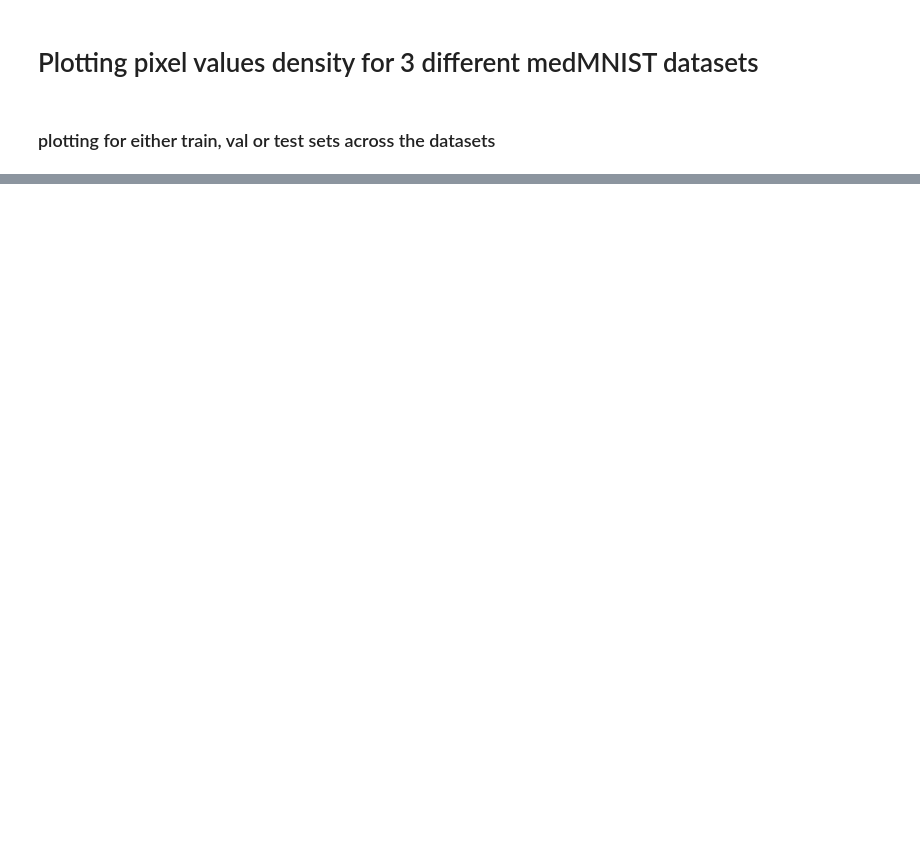
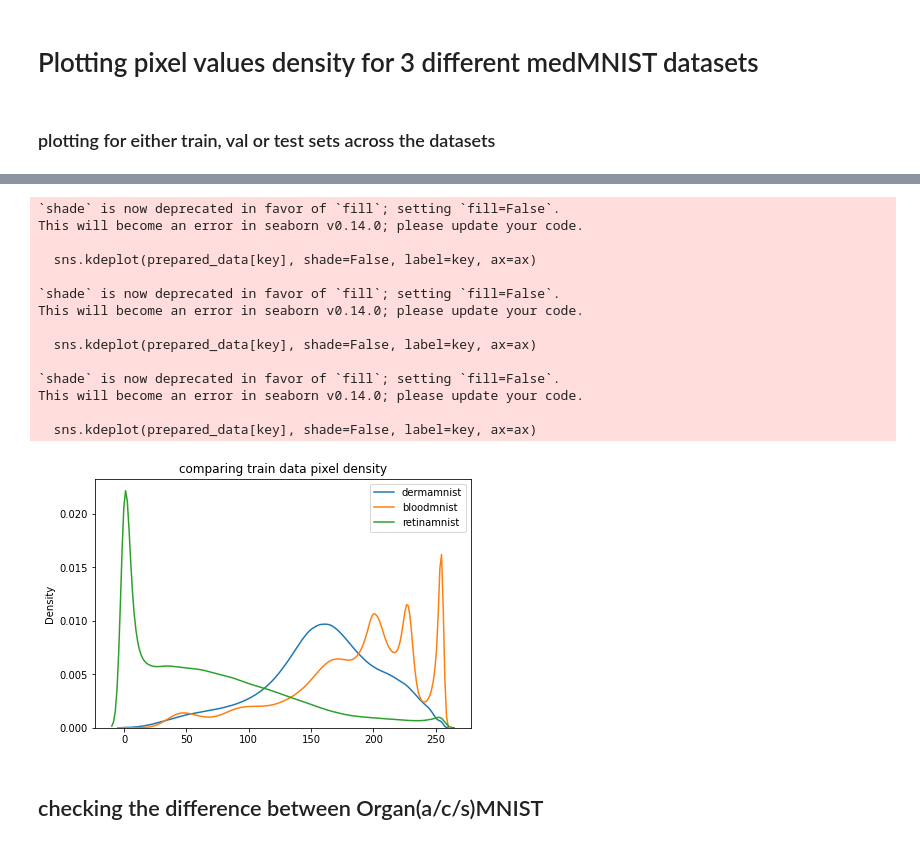
Before and after one commit to yasmine-mk/MedMNIST-useful-analysis, a Jupyter notebook: pixel_density.ipynb, the cells around one changed output, grey strips where cells are left out. Cells and saved outputs as stored; diff of their text form; code cells hidden in the pictures; blank space fills up the shorter version.

```diff
--- a/pixel_density.ipynb
+++ b/pixel_density.ipynb
@@ -11,8 +31,7 @@ from matplotlib.pyplot import legend
 ### plotting for either train, val or test sets across  the datasets
 # %%
 # choose the datasets here
-#ds_names = ["dermamnist","bloodmnist","retinamnist"]
-ds_names =["breastmnist"]
+ds_names = ["dermamnist","bloodmnist","retinamnist"]
 #choose split type : train / test / val
 split = "train"
 # will contain dataclasses and (train/test/val) data info for each dataset name respectively (useless here ngl)
@@ -31,5 +50,5 @@ for ds_name in ds_names:
     data_ = dataclass(split=split, download=True)
     data.append(data_)
     prepared_data_ = data_.imgs.reshape(-1)
-    prepared_data[ds_name+" "+split+" data"] = prepared_data_
+    prepared_data[ds_name] = prepared_data_
 # %% [output]
@@ -37,11 +58,32 @@ Using downloaded and verified file: C:\Users\yasmi\.medmnist\breastmnist.npz
 # %%
-# plotting
+# Create a single subplot
+fig, ax = plt.subplots(layout='constrained')
+
+# Plot the kde plots and pass the labels to the label parameter
 for key in prepared_data.keys():
-    labels.append(key)
-    sns.kdeplot(prepared_data[key],label=labels, shade=False)
+    sns.kdeplot(prepared_data[key], shade=False, label=key, ax=ax)
 
 # Add a legend to the plot
-plt.legend(labels=labels)
+ax.set_title("comparing {} data pixel density".format(split))
+ax.legend()
 
 # Show the plot
 plt.show()
+# %% [output]
+`shade` is now deprecated in favor of `fill`; setting `fill=False`.
+This will become an error in seaborn v0.14.0; please update your code.
+
+  sns.kdeplot(prepared_data[key], shade=False, label=key, ax=ax)
+
+`shade` is now deprecated in favor of `fill`; setting `fill=False`.
+This will become an error in seaborn v0.14.0; please update your code.
+
+  sns.kdeplot(prepared_data[key], shade=False, label=key, ax=ax)
+
+`shade` is now deprecated in favor of `fill`; setting `fill=False`.
+This will become an error in seaborn v0.14.0; please update your code.
+
+  sns.kdeplot(prepared_data[key], shade=False, label=key, ax=ax)
+[figure, added]
+# %% [markdown]
+## checking the difference between Organ(a/c/s)MNIST
```
Also changed, not shown: parts of 7 cells of this notebook.
